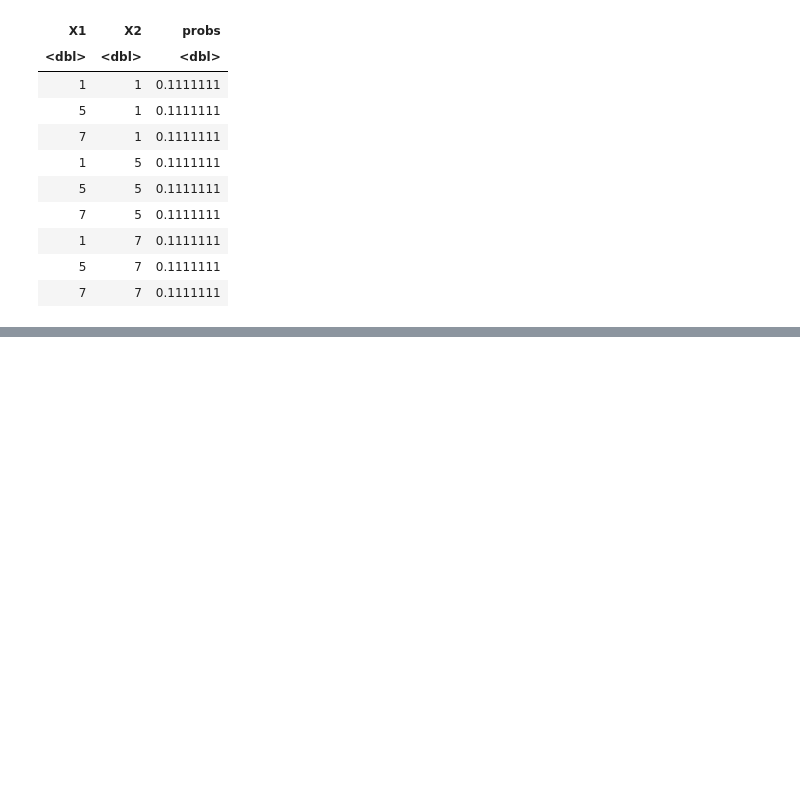
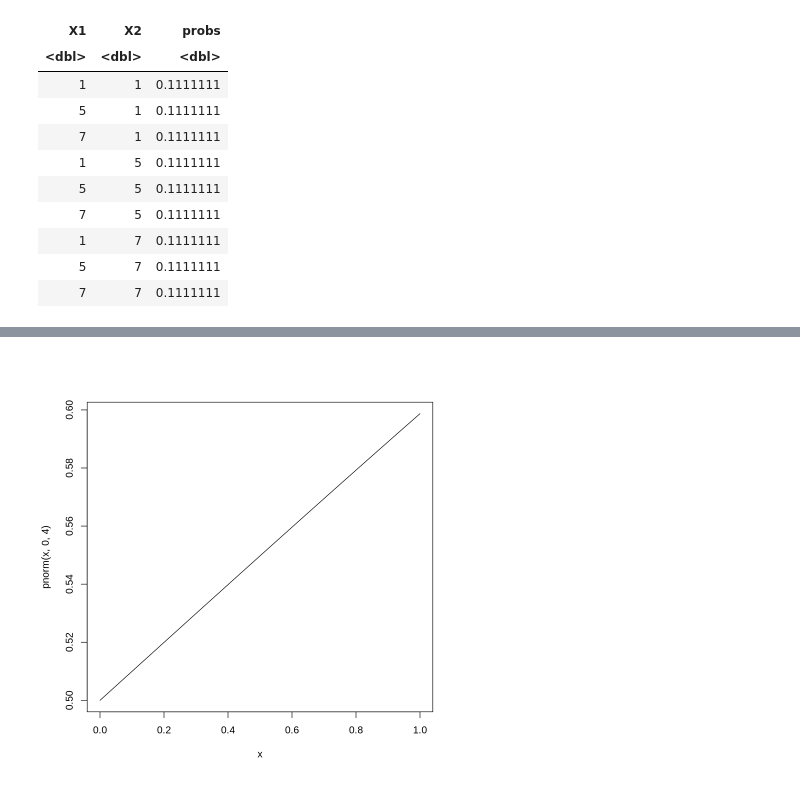
Before and after one commit to 30james00/pollub_R, a Jupyter notebook: Lab5.ipynb, the cells around one changed output, grey strips where cells are left out. Saved outputs shown, nothing was run; the diff lists cells and outputs as text; code cells hidden in the pictures; blank space fills up the shorter version.

```diff
--- a/Lab5.ipynb
+++ b/Lab5.ipynb
@@ -288,0 +326,4 @@ zmieni jeśli parametrowi type nadasz wartość ‘h’, ‘o’, ‘s’, ...
+# %%
+curve(pnorm(x, 0, 4))
+# %% [output]
+[figure, added]
```
Also changed, not shown: parts of 23 cells of this notebook.
